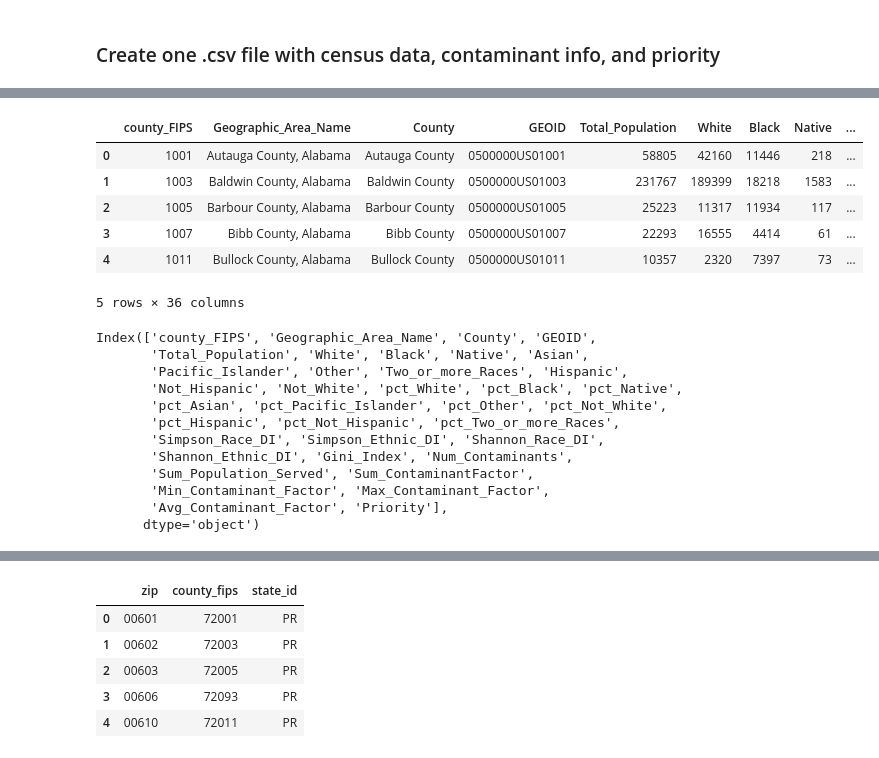
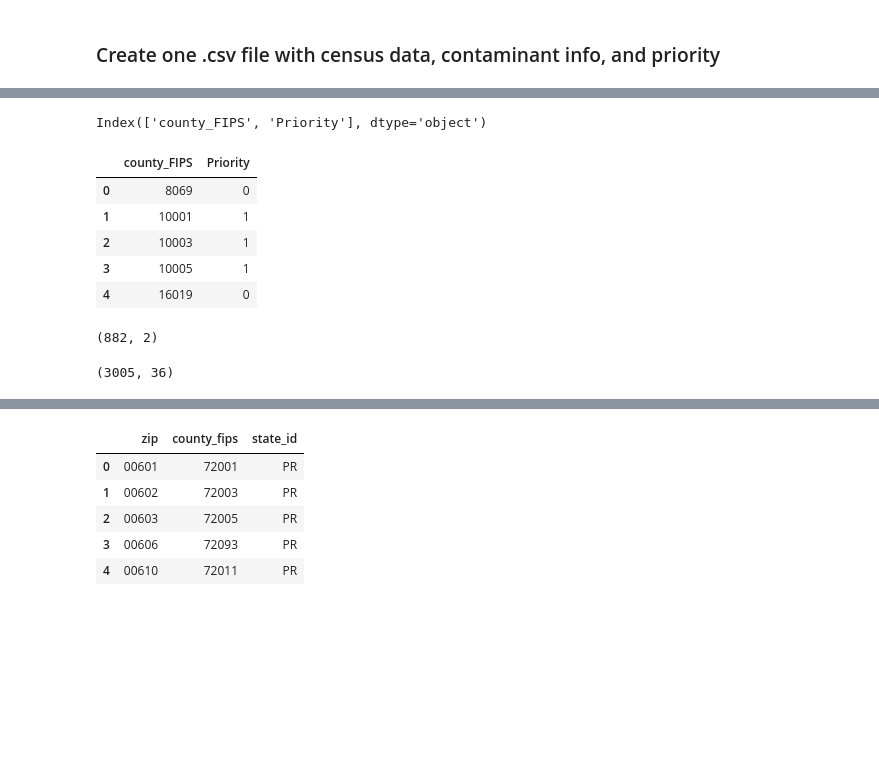
Before and after one commit to jonathantree/Water_Quality_Analysis, a Jupyter notebook: Dashboard/create_data_files_for_dash_app.ipynb, the cells around one changed output, grey strips where cells are left out. Drawn from its saved outputs; the diff is of its cells as text; code cells hidden in the pictures; blank space fills up the shorter version.

```diff
--- a/Dashboard/create_data_files_for_dash_app.ipynb
+++ b/Dashboard/create_data_files_for_dash_app.ipynb
@@ -8,7 +8,7 @@ import sqlite3
 ### Create one .csv file with census data, contaminant info, and priority
 # %%
 #Files to load
-priority_file_to_load = os.path.join("..","Priority_Algo_dev","new_priority.csv")
+priority_file_to_load = os.path.join("..","Priority_Algo_dev","new_priority_with_fips.csv")
 priority_df = pd.read_csv(priority_file_to_load)
 
 # read CSV census plus contaminant data (created in Dash_Practice_jenna.ipynb)
@@ -44,10 +44,25 @@ priority_df.drop(columns=['Unnamed: 0'])
+# %%
+priority_df.drop(columns=['Unnamed: 0','Geographic_Area_Name', 'County', 'GEOID',
+       'Total_Population', 'White', 'Black', 'Native', 'Asian',
+       'Pacific_Islander', 'Other', 'Two_or_more_Races', 'Hispanic',
+       'Not_Hispanic', 'Not_White', 'pct_White', 'pct_Black', 'pct_Native',
+       'pct_Asian', 'pct_Pacific_Islander', 'pct_Other', 'pct_Not_White',
+       'pct_Hispanic', 'pct_Not_Hispanic', 'pct_Two_or_more_Races',
+       'Simpson_Race_DI', 'Simpson_Ethnic_DI', 'Shannon_Race_DI',
+       'Shannon_Ethnic_DI', 'Gini_Index', 'County_FIPS', 'Num_Contaminants',
+       'Sum_Population_Served', 'Sum_ContaminantFactor',
+       'Min_Contaminant_Factor', 'Max_Contaminant_Factor',
+       'Avg_Contaminant_Factor'],inplace=True)
+# %%
+priority_df.columns
+# %% [output]
+Index(['county_FIPS', 'Priority'], dtype='object')
 # %%
-census_cont_df.head()
+priority_df.head()
 # %% [output]
-|  | county_FIPS | Geographic_Area_Name | County | GEOID | Total_Population | White | Black | Native | ... |
-| 0 | 1001 | Autauga County, Alabama | Autauga County | 0500000US01001 | 58805 | 42160 | 11446 | 218 | ... |
-| 1 | 1003 | Baldwin County, Alabama | Baldwin County | 0500000US01003 | 231767 | 189399 | 18218 | 1583 | ... |
-| 2 | 1005 | Barbour County, Alabama | Barbour County | 0500000US01005 | 25223 | 11317 | 11934 | 117 | ... |
-| 3 | 1007 | Bibb County, Alabama | Bibb County | 0500000US01007 | 22293 | 16555 | 4414 | 61 | ... |
-| 4 | 1011 | Bullock County, Alabama | Bullock County | 0500000US01011 | 10357 | 2320 | 7397 | 73 | ... |
+|  | county_FIPS | Priority |
+| 0 | 8069 | 0 |
+| 1 | 10001 | 1 |
+| 2 | 10003 | 1 |
+| 3 | 10005 | 1 |
+| 4 | 16019 | 0 |
-5 rows × 36 columns
@@ -56,15 +69,8 @@ census_cont_df["Priority"] = priority_df["New_Priority"]
+# %%
+priority_df.shape
+# %% [output]
+(882, 2)
 # %%
-census_cont_df.columns
+census_cont_df.shape
 # %% [output]
-Index(['county_FIPS', 'Geographic_Area_Name', 'County', 'GEOID',
-       'Total_Population', 'White', 'Black', 'Native', 'Asian',
-       'Pacific_Islander', 'Other', 'Two_or_more_Races', 'Hispanic',
-       'Not_Hispanic', 'Not_White', 'pct_White', 'pct_Black', 'pct_Native',
-       'pct_Asian', 'pct_Pacific_Islander', 'pct_Other', 'pct_Not_White',
-       'pct_Hispanic', 'pct_Not_Hispanic', 'pct_Two_or_more_Races',
-       'Simpson_Race_DI', 'Simpson_Ethnic_DI', 'Shannon_Race_DI',
-       'Shannon_Ethnic_DI', 'Gini_Index', 'Num_Contaminants',
-       'Sum_Population_Served', 'Sum_ContaminantFactor',
-       'Min_Contaminant_Factor', 'Max_Contaminant_Factor',
-       'Avg_Contaminant_Factor', 'Priority'],
-      dtype='object')
+(3005, 36)
```
Also changed, not shown: parts of 21 cells of this notebook, 4 other files.
